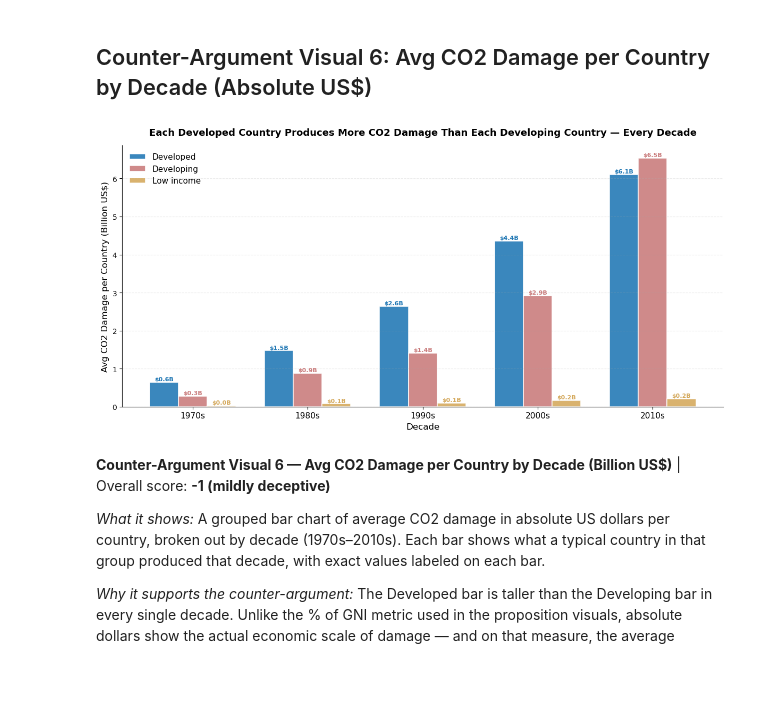
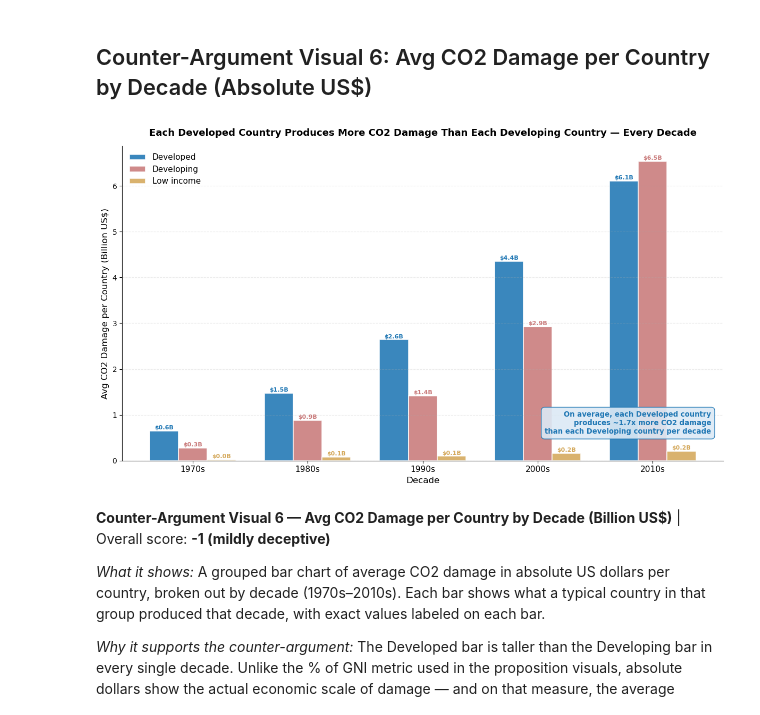
Before and after one commit to matthewviray/dsc106-proj2, a Jupyter notebook: project_2_outline.ipynb, the cells around one changed output. Saved outputs shown, nothing was run; the diff lists cells and outputs as text; code cells hidden in the pictures; blank space fills up the shorter version.

Commit message:
Updated plots with deception and text

```diff
--- a/project_2_outline.ipynb
+++ b/project_2_outline.ipynb
@@ -796,7 +817,6 @@ df_c = df_c.dropna(subset=['Year', 'DevelopmentStatus', abs_col])
 df_c['Year'] = df_c['Year'].astype(int)
 df_c = df_c[df_c['Year'] >= 1970]
 
-# Bin into decades, then compute mean CO2 damage per country within each group+decade
 df_c['Decade'] = (df_c['Year'] // 10 * 10).astype(str) + 's'
 decade_avg = df_c.groupby(['Decade', 'DevelopmentStatus'])[abs_col].mean().reset_index()
 decade_avg['co2_B'] = decade_avg[abs_col] / 1e9
@@ -807,36 +827,47 @@ decades = decade_pivot.index.tolist()
 x       = np.arange(len(decades))
 width   = 0.25
 colors  = {'Developed': '#1f77b4', 'Developing': '#c97a7a', 'Low income': '#d4a85a'}
 
-fig, ax = plt.subplots(figsize=(12, 6))
+fig, ax = plt.subplots(figsize=(12, 7))
 fig.patch.set_facecolor('white')
 ax.set_facecolor('white')
 
 for i, group in enumerate(groups):
     if group in decade_pivot.columns:
         vals = decade_pivot[group].values
         bars = ax.bar(x + i * width, vals, width, label=group,
                       color=colors[group], alpha=0.88, edgecolor='white', linewidth=1.2)
         for bar, val in zip(bars, vals):
             if not np.isnan(val):
                 ax.text(bar.get_x() + bar.get_width() / 2, bar.get_height() + 0.01,
                         f'${val:.1f}B', ha='center', va='bottom',
                         fontsize=8, fontweight='bold', color=colors[group])
 
+# Bubble placed in lower-right empty area, well below the bars
+if 'Developed' in decade_pivot.columns and 'Developing' in decade_pivot.columns:
+    ratios = (decade_pivot['Developed'] / decade_pivot['Developing']).dropna()
+    avg_ratio = ratios.mean()
+    ax.text(0.98, 0.08,
+            f'On average, each Developed country\nproduces ~{avg_ratio:.1f}x more CO2 damage\nthan each Developing country per decade',
+            transform=ax.transAxes, fontsize=9.5, va='bottom', ha='right',
+            color='#1f77b4', fontweight='bold',
+            bbox=dict(boxstyle='round,pad=0.5', facecolor='#dce9f5',
+                      edgecolor='#1f77b4', alpha=0.9))
+
 ax.set_xticks(x + width)
 ax.set_xticklabels(decades, fontsize=11)
 ax.set_xlabel('Decade', fontsize=12)
 ax.set_ylabel('Avg CO2 Damage per Country (Billion US$)', fontsize=12)
 ax.set_title('Each Developed Country Produces More CO2 Damage Than Each Developing Country — Every Decade',
              fontsize=13, fontweight='bold', pad=14)
 ax.spines[['top', 'right']].set_visible(False)
 ax.tick_params(axis='y', labelsize=10)
 ax.grid(axis='y', alpha=0.25, linestyle='--')
-ax.legend(fontsize=11, frameon=False)
+ax.legend(fontsize=11, frameon=False, loc='upper left')
 plt.tight_layout()
 plt.show()
 # %% [output]
-[figure, old version]
+[figure, new version]
 # %% [markdown]
 **Counter-Argument Visual 6 — Avg CO2 Damage per Country by Decade (Billion US$)** | Overall score: **-1 (mildly deceptive)**
 
```
Also changed, not shown: parts of 9 cells of this notebook.
